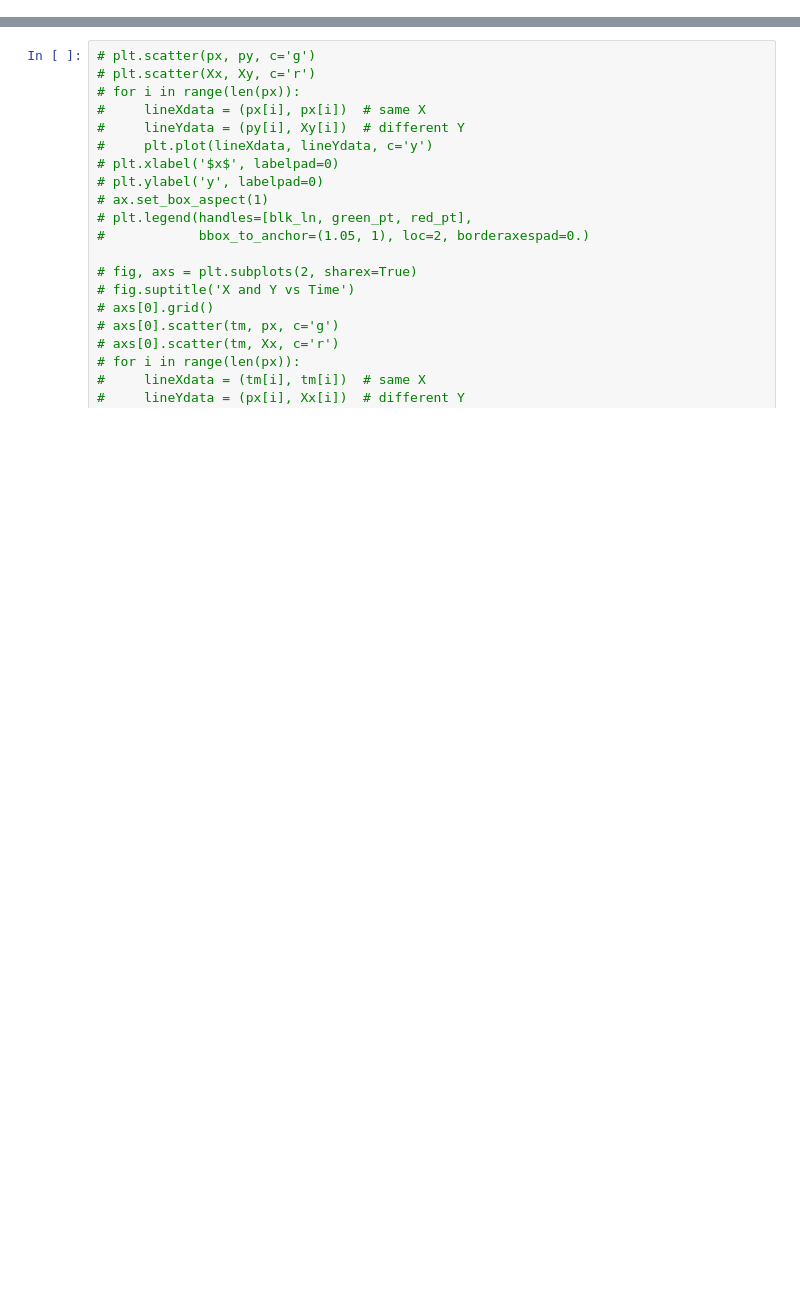
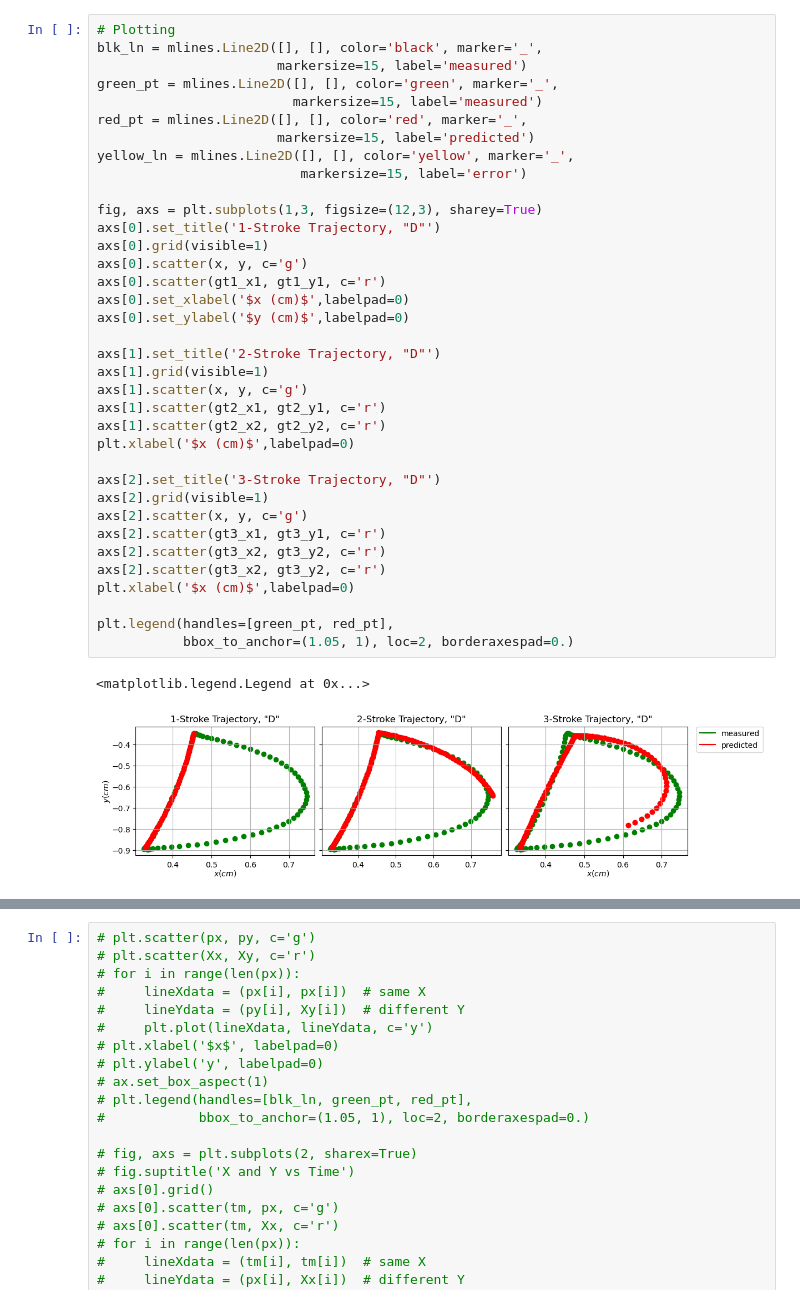
Before and after one commit to gchenfc/art_skills, a Jupyter notebook: python/Sln_alphabet.ipynb, the cells around one changed output, grey strips where cells are left out. Drawn from its saved outputs; the diff is of its cells as text; blank space fills up the shorter version.

```diff
--- a/python/Sln_alphabet.ipynb
+++ b/python/Sln_alphabet.ipynb
@@ -62,3 +80,42 @@ v_gt3 = np.sqrt(np.sum((np.gradient(np.array([x_gt3,y_gt3]), axis=1)/(1/120/2))*
 # %% [output]
 <numpy.lib.npyio.NpzFile object at 0x...>
+# %%
+# Plotting
+blk_ln = mlines.Line2D([], [], color='black', marker='_',
+                       markersize=15, label='measured')
+green_pt = mlines.Line2D([], [], color='green', marker='_',
+                         markersize=15, label='measured')
+red_pt = mlines.Line2D([], [], color='red', marker='_',
+                       markersize=15, label='predicted')
+yellow_ln = mlines.Line2D([], [], color='yellow', marker='_',
+                          markersize=15, label='error')
+
+fig, axs = plt.subplots(1,3, figsize=(12,3), sharey=True)
+axs[0].set_title('1-Stroke Trajectory, "D"')
+axs[0].grid(visible=1)
+axs[0].scatter(x, y, c='g')
+axs[0].scatter(gt1_x1, gt1_y1, c='r')
+axs[0].set_xlabel('$x (cm)$',labelpad=0)
+axs[0].set_ylabel('$y (cm)$',labelpad=0)
+
+axs[1].set_title('2-Stroke Trajectory, "D"')
+axs[1].grid(visible=1)
+axs[1].scatter(x, y, c='g')
+axs[1].scatter(gt2_x1, gt2_y1, c='r')
+axs[1].scatter(gt2_x2, gt2_y2, c='r')
+plt.xlabel('$x (cm)$',labelpad=0)
+
+axs[2].set_title('3-Stroke Trajectory, "D"')
+axs[2].grid(visible=1)
+axs[2].scatter(x, y, c='g')
+axs[2].scatter(gt3_x1, gt3_y1, c='r')
+axs[2].scatter(gt3_x2, gt3_y2, c='r')
+axs[2].scatter(gt3_x2, gt3_y2, c='r')
+plt.xlabel('$x (cm)$',labelpad=0)
+
+plt.legend(handles=[green_pt, red_pt],
+           bbox_to_anchor=(1.05, 1), loc=2, borderaxespad=0.)
+# %% [output]
+<matplotlib.legend.Legend at 0x...>
+[figure, added]
 # %%
```
Also changed, not shown: parts of 3 cells of this notebook, 4 other files.
